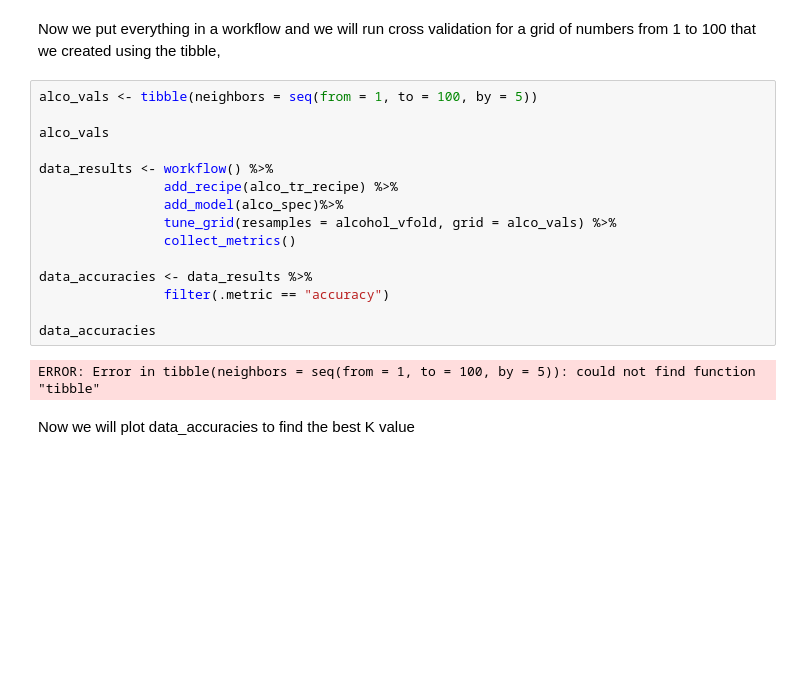
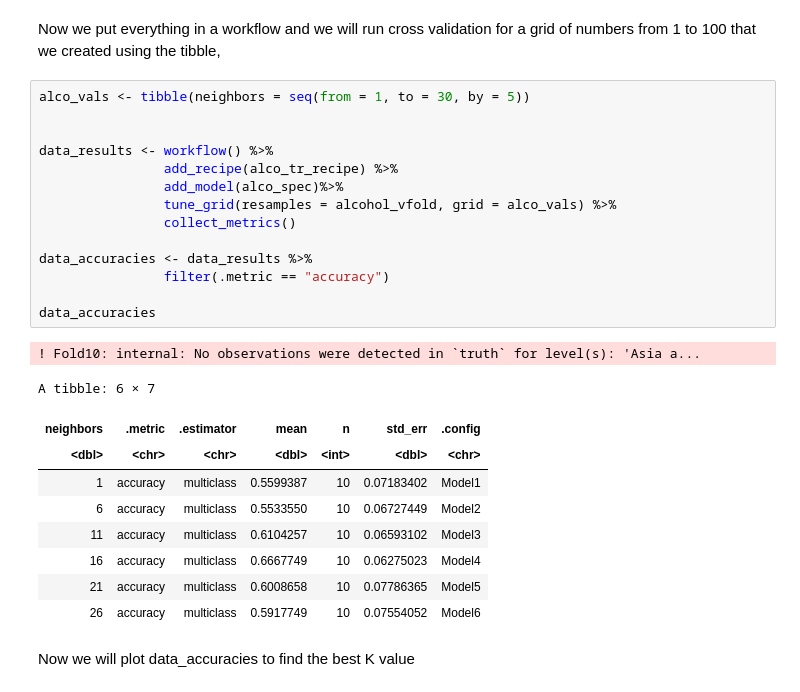
Before and after one commit to chloekim672/007-project-dsci-25-, a Jupyter notebook: dsciprojectfinal.ipynb, the cells around one changed output. Saved outputs shown, nothing was run; the diff lists cells and outputs as text; blank space fills up the shorter version.

```diff
--- a/dsciprojectfinal.ipynb
+++ b/dsciprojectfinal.ipynb
@@ -223,21 +223,29 @@ alcohol_vfold <- vfold_cv(alcohol_train, v = 10, strata = Region)
 # %% [markdown]
 Now we put everything in a workflow and we will run cross validation for a grid of numbers from 1 to 100 that we created using the tibble,
 # %%
-alco_vals <- tibble(neighbors = seq(from = 1, to = 100, by = 5))
+alco_vals <- tibble(neighbors = seq(from = 1, to = 30, by = 5))
 
-alco_vals
 
 data_results <- workflow() %>%
                 add_recipe(alco_tr_recipe) %>%
                 add_model(alco_spec)%>%
                 tune_grid(resamples = alcohol_vfold, grid = alco_vals) %>%
                 collect_metrics()
 
 data_accuracies <- data_results %>%
                 filter(.metric == "accuracy")
 
 data_accuracies
 # %% [output]
-ERROR: Error in tibble(neighbors = seq(from = 1, to = 100, by = 5)): could not find function "tibble"
+! Fold10: internal: No observations were detected in `truth` for level(s): 'Asia a...
+A tibble: 6 × 7
+| neighbors | .metric | .estimator | mean | n | std_err | .config |
+| <dbl> | <chr> | <chr> | <dbl> | <int> | <dbl> | <chr> |
+| 1 | accuracy | multiclass | 0.5599387 | 10 | 0.07183402 | Model1 |
+| 6 | accuracy | multiclass | 0.5533550 | 10 | 0.06727449 | Model2 |
+| 11 | accuracy | multiclass | 0.6104257 | 10 | 0.06593102 | Model3 |
+| 16 | accuracy | multiclass | 0.6667749 | 10 | 0.06275023 | Model4 |
+| 21 | accuracy | multiclass | 0.6008658 | 10 | 0.07786365 | Model5 |
+| 26 | accuracy | multiclass | 0.5917749 | 10 | 0.07554052 | Model6 |
 # %% [markdown]
 Now we will plot data_accuracies to find the best K value
```
Also changed, not shown: parts of 1 cell of this notebook.
